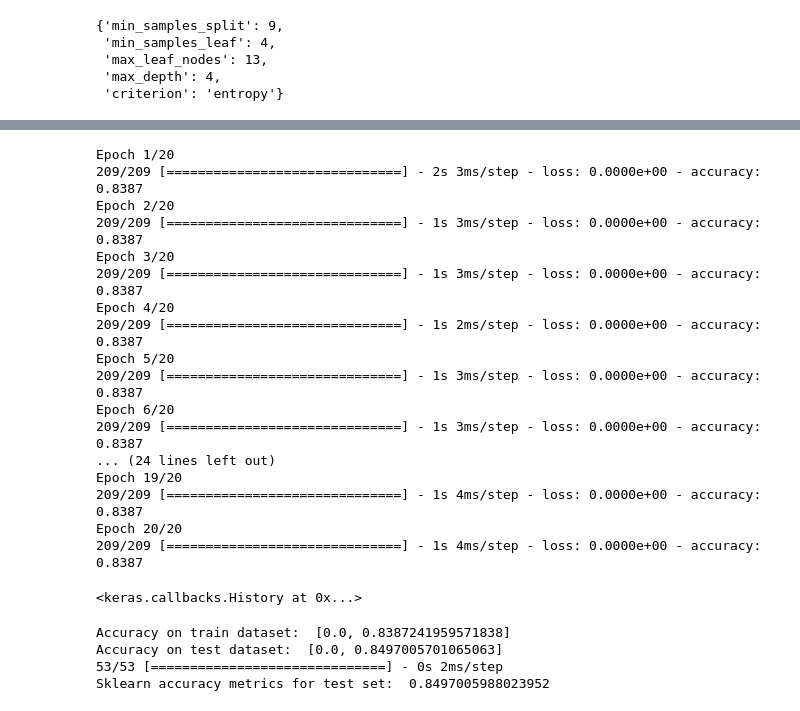
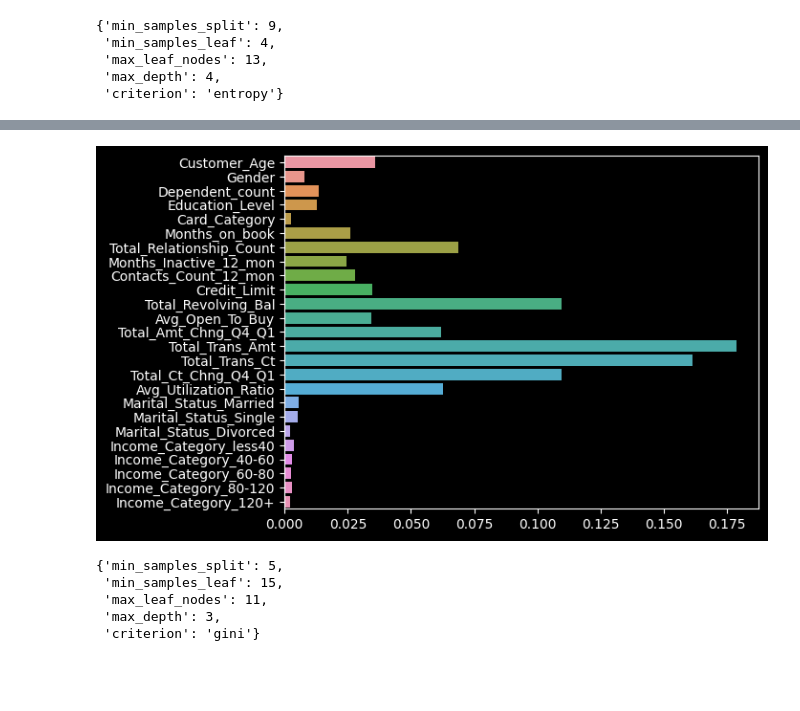
Before and after one commit to dxzielinski/Churn-Classification, a Jupyter notebook: Churn-Classification.ipynb, the cells around one changed output, grey strips where cells are left out. Cells and saved outputs as stored; diff of their text form; code cells hidden in the pictures; blank space fills up the shorter version.

```diff
--- a/Churn-Classification.ipynb
+++ b/Churn-Classification.ipynb
@@ -136,13 +175,7 @@ plt.show()
 Data is unbalanced, so accuracy is not the best metrics. <br>
 I will compare metrics like roc_auc, f1, precision and recall.
 # %%
-#dividing into train and test
-
-X = X.values.reshape(-1,25)
-y = y.values.ravel()
-random_state = 999
-
-X_train, X_test, y_train, y_test = train_test_split(X, y, test_size=0.2, random_state=random_state)
+#scaling data
 
 scaler = MinMaxScaler(feature_range=(0,1)).fit(X_train)
 X_train_scaled = scaler.transform(X_train)
@@ -357,31 +393,13 @@ model.compile(optimizer='adam',
-# %%
-# build the model
-model.fit(X_train_scaled, y_train, epochs=20)
-# %% [output]
-Epoch 1/20
-209/209 [==============================] - 2s 3ms/step - loss: 0.0000e+00 - accuracy: 0.8387
-Epoch 2/20
-209/209 [==============================] - 1s 3ms/step - loss: 0.0000e+00 - accuracy: 0.8387
-Epoch 3/20
-209/209 [==============================] - 1s 3ms/step - loss: 0.0000e+00 - accuracy: 0.8387
-Epoch 4/20
-209/209 [==============================] - 1s 2ms/step - loss: 0.0000e+00 - accuracy: 0.8387
-Epoch 5/20
-209/209 [==============================] - 1s 3ms/step - loss: 0.0000e+00 - accuracy: 0.8387
-Epoch 6/20
-209/209 [==============================] - 1s 3ms/step - loss: 0.0000e+00 - accuracy: 0.8387
-... (24 lines left out)
-Epoch 19/20
-209/209 [==============================] - 1s 4ms/step - loss: 0.0000e+00 - accuracy: 0.8387
-Epoch 20/20
-209/209 [==============================] - 1s 4ms/step - loss: 0.0000e+00 - accuracy: 0.8387
-<keras.callbacks.History at 0x...>
-# %%
-print('Accuracy on train dataset: ', model.evaluate(X_train_scaled, y_train, verbose=False))
-print('Accuracy on test dataset: ', model.evaluate(X_test_scaled, y_test, verbose=False))
-print('Sklearn accuracy metrics for test set: ', accuracy_score(model.predict(X_test_scaled), y_test))
-# %% [output]
-Accuracy on train dataset:  [0.0, 0.8387241959571838]
-Accuracy on test dataset:  [0.0, 0.8497005701065063]
-53/53 [==============================] - 0s 2ms/step
-Sklearn accuracy metrics for test set:  0.8497005988023952
+# %%
+sns.barplot(x=rfc.feature_importances_, y=df[['Customer_Age', 'Gender', 'Dependent_count', 'Education_Level', 'Card_Category', 'Months_on_book', 'Total_Relationship_Count', 'Months_Inactive_12_mon', 'Contacts_Count_12_mon', 'Credit_Limit', 'Total_Revolving_Bal', 'Avg_Open_To_Buy', 'Total_Amt_Chng_Q4_Q1', 'Total_Trans_Amt', 'Total_Trans_Ct', 'Total_Ct_Chng_Q4_Q1', 'Avg_Utilization_Ratio', 'Marital_Status_Married', 'Marital_Status_Single', 'Marital_Status_Divorced', 'Income_Category_less40', 'Income_Category_40-60', 'Income_Category_60-80', 'Income_Category_80-120', 'Income_Category_120+']].columns)
+plt.show()
+# %% [output]
+[figure, added]
+# %%
+rs.best_params_
+# %% [output]
+{'min_samples_split': 5,
+ 'min_samples_leaf': 15,
+ 'max_leaf_nodes': 11,
+ 'max_depth': 3,
+ 'criterion': 'gini'}
```
Also changed, not shown: parts of 13 cells of this notebook.
